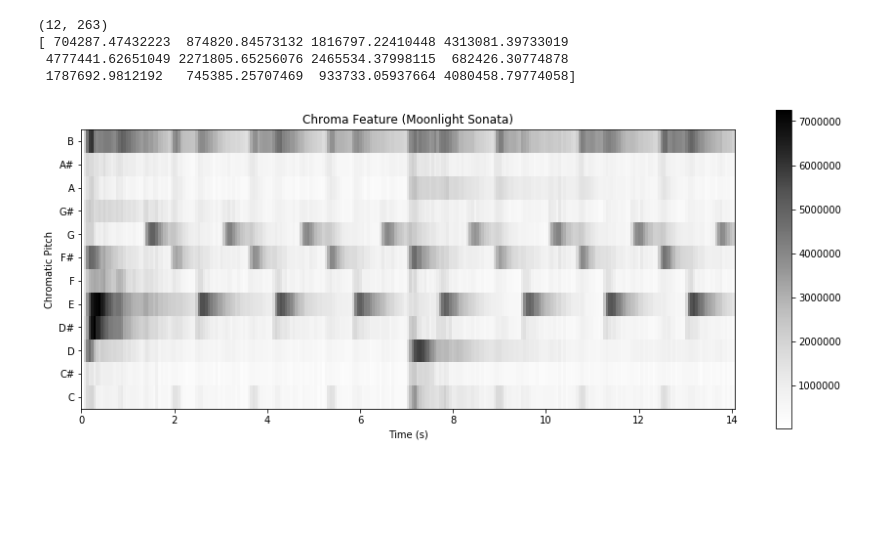
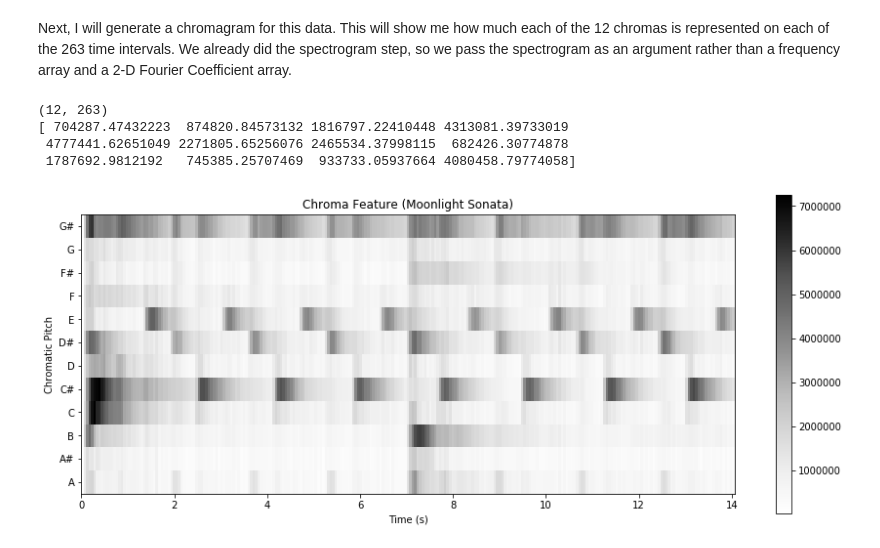
Before and after one commit to JerReiff/Chromagen, a Jupyter notebook: Demo.ipynb, the cells around one changed output. Saved outputs shown, nothing was run; the diff lists cells and outputs as text; code cells hidden in the pictures; blank space fills up the shorter version.

Commit message:
updating the demo, adding markdown cells, individual demo cells for each function/feature

```diff
--- a/Demo.ipynb
+++ b/Demo.ipynb
@@ -44,0 +7,5 @@ display.Audio(slicedData, rate=rate)
+# %%
+rate, data = wavread("demo_materials/Moonlight Sonata First Two Measures.wav")
+# import data of music
+data = data[:-15000,:]#I'm cutting this to an appropriate note. No special reason to slice off the end
+print(data.shape)
@@ -44,0 +16,4 @@ display.Audio(slicedData, rate=rate)
+# %%
+data = np.average(data,axis = 1)
+print(data.shape)
+display.Audio(data,rate=rate)
@@ -44,0 +27,4 @@ display.Audio(slicedData, rate=rate)
+# %%
+f, t, d = chromagen.stft(data,10000,rate, windowtype = "Hann")
+print(d.shape)
+print(f.shape)
@@ -45,20 +51,23 @@ display.Audio(slicedData, rate=rate)
+# %% [markdown]
+Next, I will generate a chromagram for this data. This will show me how much each of the 12 chromas is represented on each of the 263 time intervals. We already did the spectrogram step, so we pass the spectrogram as an argument rather than a frequency array and a 2-D Fourier Coefficient array.
 # %%
 cg = chromagen.chromagram(F_arr = f,Chi = d)
 plt.figure(figsize=(15, 6))
 plt.imshow(cg, origin="lower", cmap="Greys", aspect=.5, extent =[0,14.0625,-.5,11.5])
 #plt.imshow(chromagram, origin="lower", cmap="Greys", aspect=8)
 labels = ["C", "C#", "D", "D#", "E", "F", "F#", "G", "G#", "A", "A#", "B"]
+labels = np.roll(labels,3)
 plt.yticks(np.linspace(0,11,12),labels)
 plt.ylabel("Chromatic Pitch")
 plt.xlabel("Time (s)")
 plt.title("Chroma Feature (Moonlight Sonata)")
 print(cg.shape)
 print(cg[:,12])
 plt.colorbar()
 plt.show()
 # %% [output]
 (12, 263)
 [ 704287.47432223  874820.84573132 1816797.22410448 4313081.39733019
  4777441.62651049 2271805.65256076 2465534.37998115  682426.30774878
  1787692.9812192   745385.25707469  933733.05937664 4080458.79774058]
-[figure, old version]
+[figure, new version]
```
Also changed, not shown: parts of 11 cells of this notebook.
